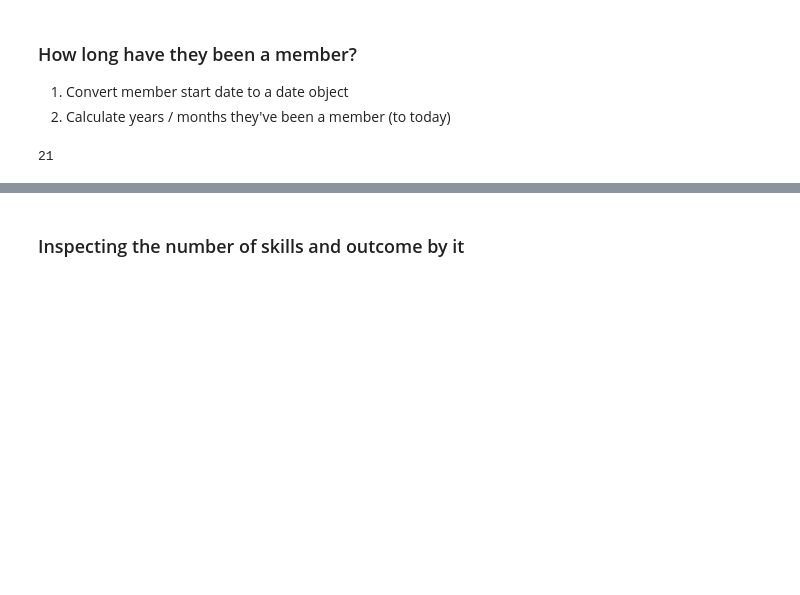
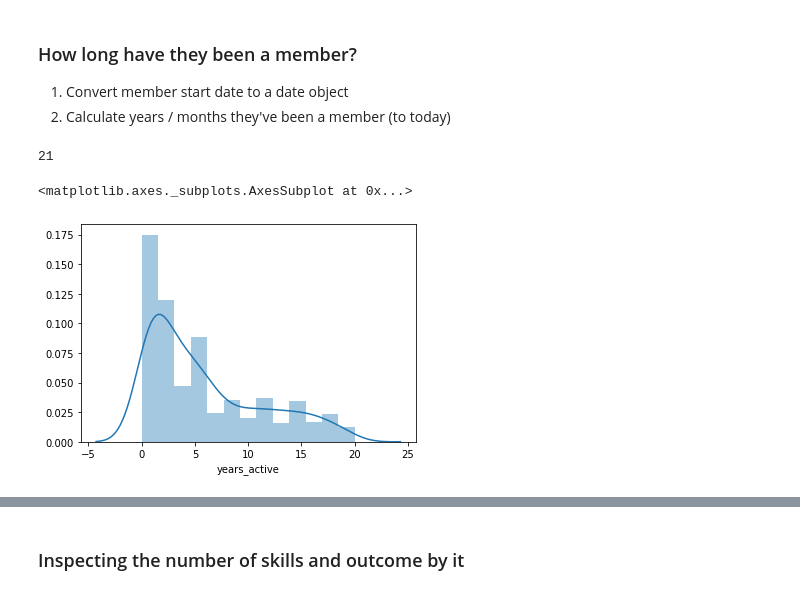
Before and after one commit to lmgibson/MyRate, a Jupyter notebook: notebooks/myrate_eda.ipynb, the cells around one changed output, grey strips where cells are left out. Drawn from its saved outputs; the diff is of its cells as text; code cells hidden in the pictures; blank space fills up the shorter version.

```diff
--- a/notebooks/myrate_eda.ipynb
+++ b/notebooks/myrate_eda.ipynb
@@ -309,3 +309,9 @@ all_table.member_since = all_table.member_since.str.strip()
 all_table['start_date'] = all_table.member_since.apply(date_convert)
 all_table['years_active'] = all_table.start_date.apply(years_active)
 all_table['months_active'] = all_table.start_date.apply(months_active)
+# %%
+# Exploring distribution of years active
+sns.distplot(all_table.years_active)
+# %% [output]
+<matplotlib.axes._subplots.AxesSubplot at 0x...>
+[figure, added]
```
Also changed, not shown: parts of 9 cells of this notebook.
